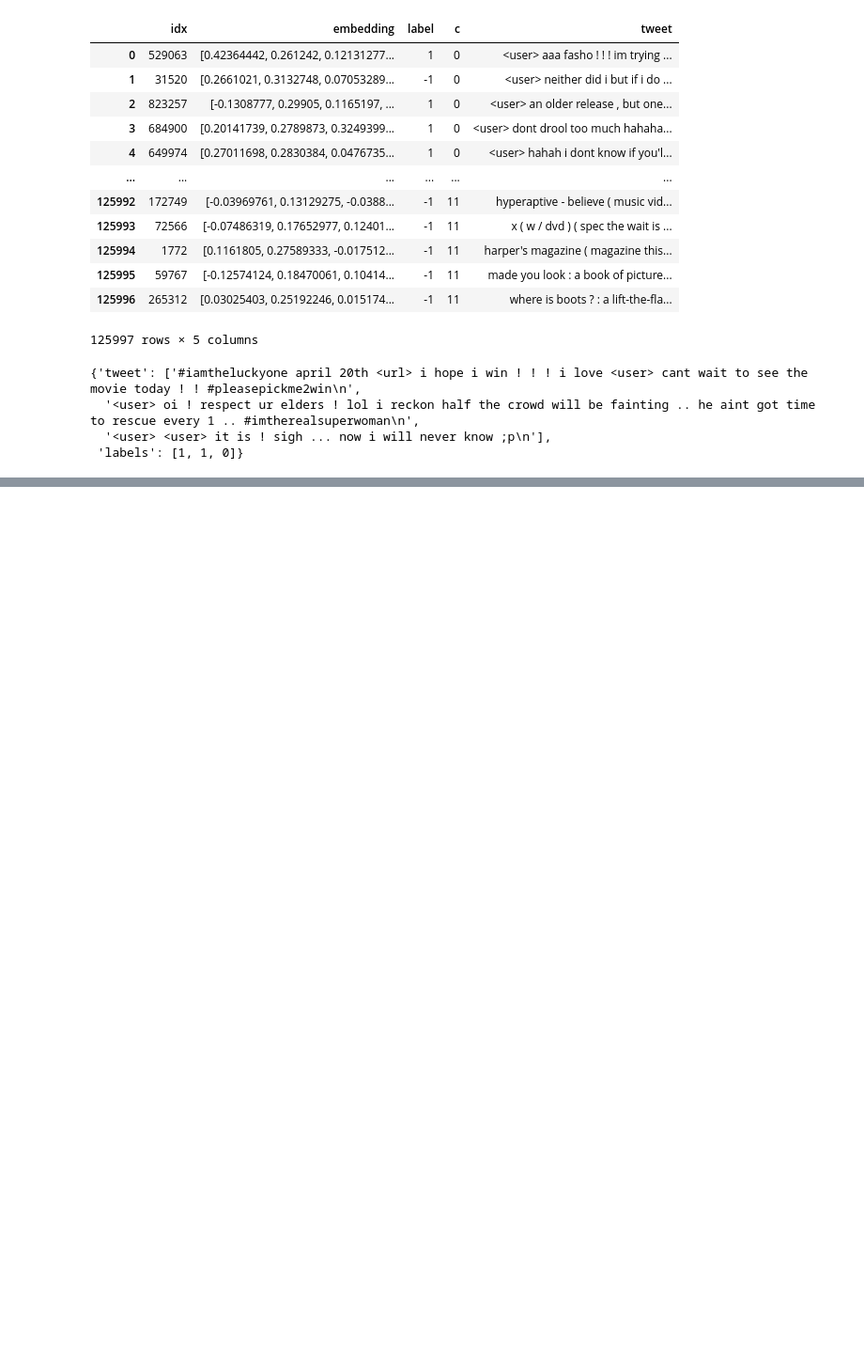
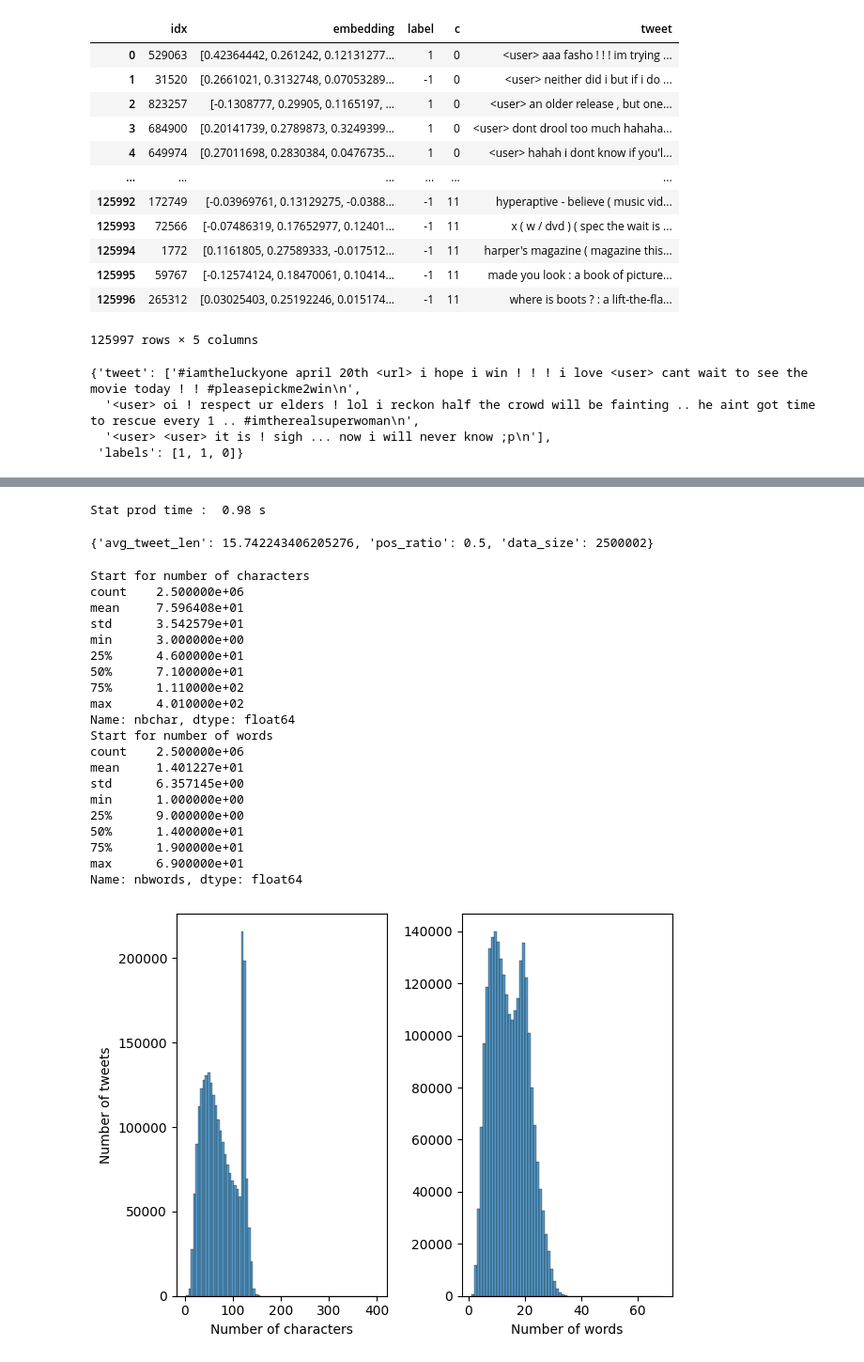
Before and after one commit to magantoine/EfficientActiveLearning, a Jupyter notebook: eda.ipynb, the cells around one changed output, grey strips where cells are left out. Shown at 94% size. Drawn from its saved outputs; the diff is of its cells as text; code cells hidden in the pictures; blank space fills up the shorter version.

```diff
--- a/eda.ipynb
+++ b/eda.ipynb
@@ -591,0 +645,57 @@ load_aware_sampling(split="train", return_type="ds", as_type="entr_200")[:3]
+# %%
+dataset_statistic(
+    create_datasets(return_type="df").reset_index()
+)
+# %% [output]
+Stat prod time :  0.98 s
+{'avg_tweet_len': 15.742243406205276, 'pos_ratio': 0.5, 'data_size': 2500002}
+# %%
+from nltk.tokenize import RegexpTokenizer
+tokenizer = RegexpTokenizer(r'\w+')
+
+f, a = plt.subplots(1, 2)
+
+completedf = create_datasets(return_type="df")
+completedf["nbchar"] = completedf.tweet.apply(len)
+completedf["nbwords"] = completedf.tweet.apply(
+    lambda tweet : len(tokenizer.tokenize(tweet))
+)
+
+print("Start for number of characters")
+print(completedf.nbchar.describe())
+
+print("Start for number of words")
+print(completedf.nbwords.describe())
+
+
+
+g = sns.histplot(data=completedf, x="nbchar", ax=a[0], binwidth=5)
+g.set_ylabel("Number of tweets")
+g.set_xlabel("Number of characters")
+g = sns.histplot(data=completedf, x="nbwords", ax=a[1], binwidth=1)
+g.set_ylabel("")
+g.set_xlabel("Number of words")
+plt.tight_layout()
+plt.savefig("complete_data_stat.pdf", dpi=1000)
+# %% [output]
+Start for number of characters
+count    2.500000e+06
+mean     7.596408e+01
+std      3.542579e+01
+min      3.000000e+00
+25%      4.600000e+01
+50%      7.100000e+01
+75%      1.110000e+02
+max      4.010000e+02
+Name: nbchar, dtype: float64
+Start for number of words
+count    2.500000e+06
+mean     1.401227e+01
+std      6.357145e+00
+min      1.000000e+00
+25%      9.000000e+00
+50%      1.400000e+01
+75%      1.900000e+01
+max      6.900000e+01
+Name: nbwords, dtype: float64
+[figure, added]
```
Also changed, not shown: parts of 36 cells of this notebook, 1 other file.
